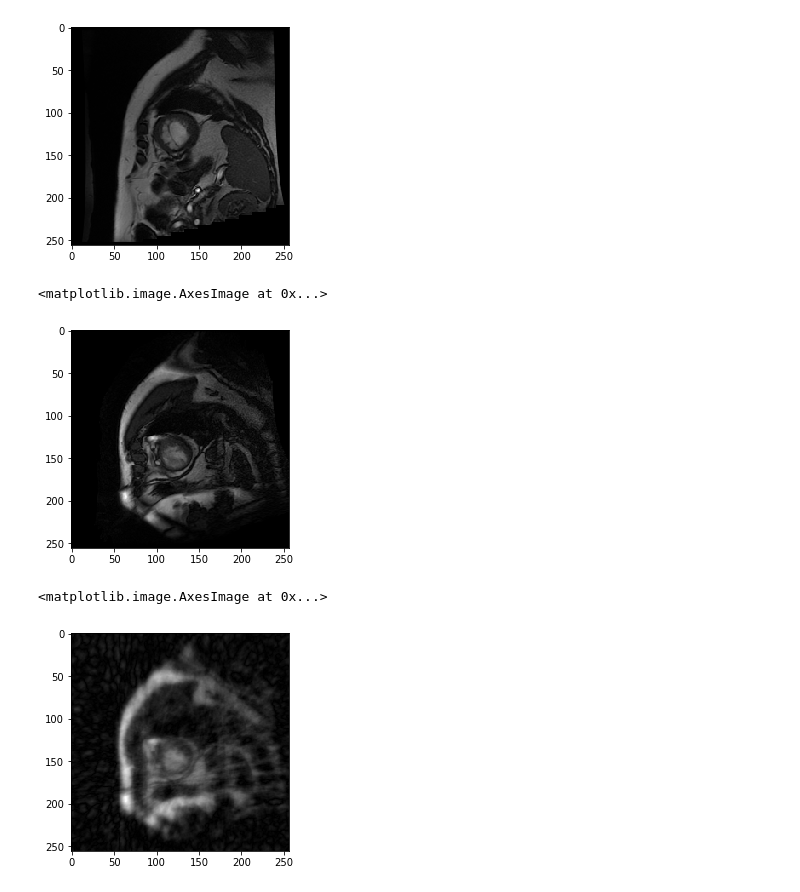
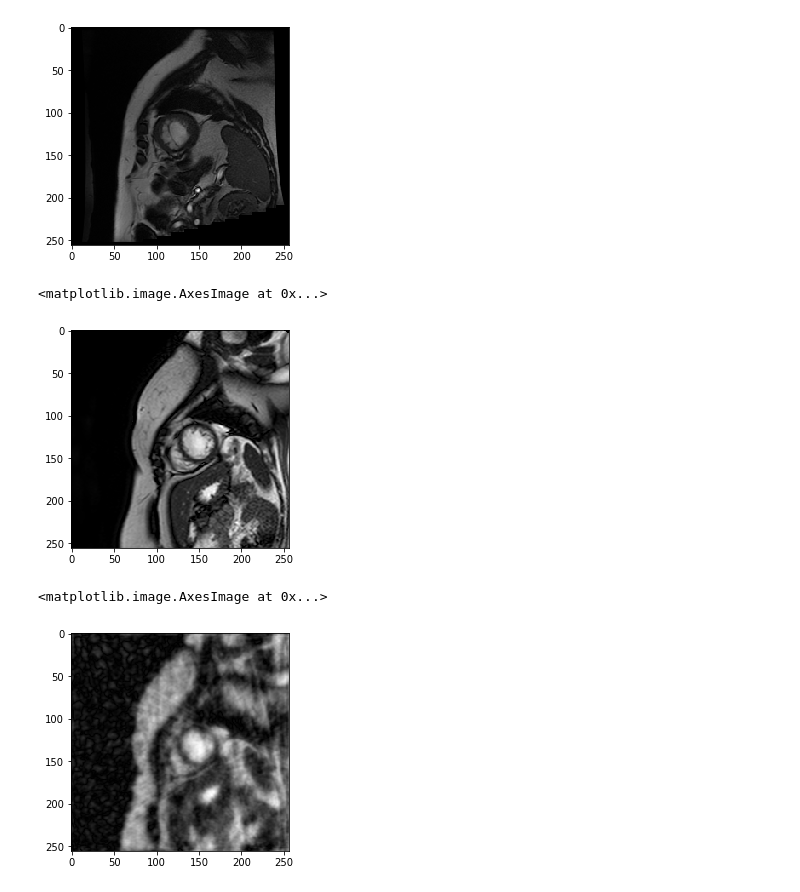
Before and after one commit to charlienew/GANCS, a Jupyter notebook: test_with_real_im.ipynb, the cells around one changed output. Saved outputs shown, nothing was run; the diff lists cells and outputs as text; code cells hidden in the pictures.

```diff
--- a/test_with_real_im.ipynb
+++ b/test_with_real_im.ipynb
@@ -37,18 +41,18 @@ plt.imshow(np.reshape(data[10,:,:,:], [256, 256]), cmap = "gray")
 <matplotlib.image.AxesImage at 0x...>
 [figure]
 # %%
-def get_batch(size = 20):
+def get_batch(size = 5):
     batch_loc = np.random.randint(100, size = size)
     return data[batch_loc, :, :, :]
 # %%
 b1 = get_batch()
-plt.imshow(np.reshape(b1[14,:,:,:], [256, 256]), cmap = "gray")
+plt.imshow(np.reshape(b1[3,:,:,:], [256, 256]), cmap = "gray")
 # %% [output]
 <matplotlib.image.AxesImage at 0x...>
-[figure, old version]
+[figure, new version]
 # %%
 def get_masked(data, mask):
-    with tf.device('/gpu:0'):
+    with tf.device('/cpu:0'):
         d_complex = tf.reshape(tf.cast(data, tf.complex64),
                            [data.shape[0], 256, 256])
         mask_complex = tf.cast(mask, tf.complex64)
@@ -65,14 +69,14 @@ def get_masked(data, mask):
 # %%
 masked = get_masked(b1, mask)
 # %%
-m1 = tf.cast(masked[14][:][:][:], tf.complex64)
+m1 = tf.cast(masked[3][:][:][:], tf.complex64)
 re = m1[:,:,0]+1j*m1[:,:,1]
 r = tf.abs(re)
 r = tf.reshape(r, [256, 256])
 with tf.Session() as sess:
     o1 = sess.run(r)
 plt.imshow(o1, cmap = "gray")
 # %% [output]
 <matplotlib.image.AxesImage at 0x...>
-[figure, old version]
+[figure, new version]
 # %%
```
Also changed, not shown: parts of 11 cells of this notebook.
